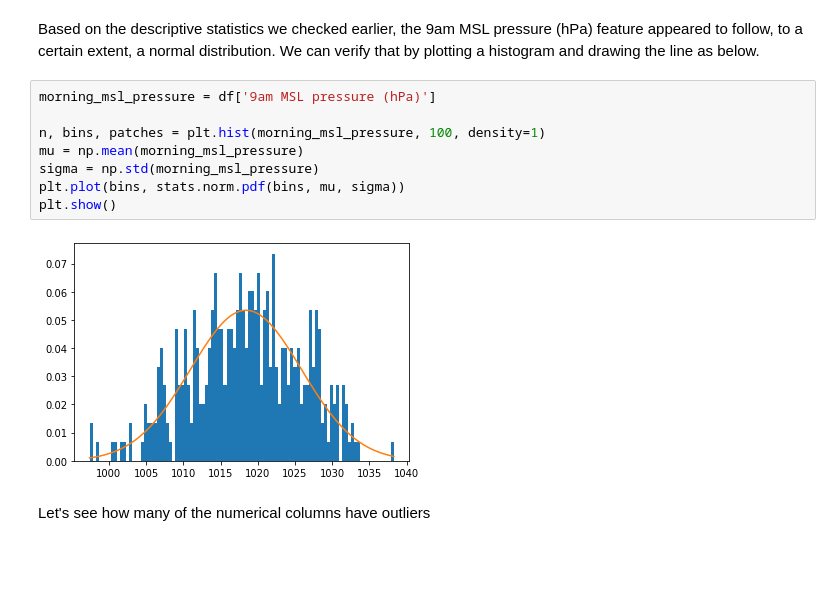
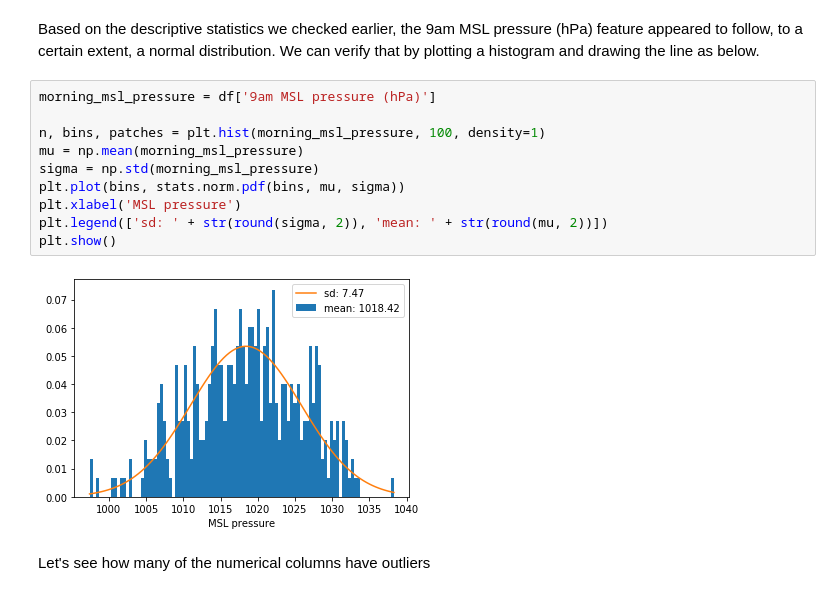
Before and after one commit to pvts/rainfall-prediction, a Jupyter notebook: weather.ipynb, the cells around one changed output. Drawn from its saved outputs; the diff is of its cells as text; blank space fills up the shorter version.

```diff
--- a/weather.ipynb
+++ b/weather.ipynb
@@ -116,13 +110,15 @@ Based on the descriptive statistics we checked earlier, the 9am MSL pressure (hP
 # %%
 morning_msl_pressure = df['9am MSL pressure (hPa)']
 
 n, bins, patches = plt.hist(morning_msl_pressure, 100, density=1)
 mu = np.mean(morning_msl_pressure)
 sigma = np.std(morning_msl_pressure)
 plt.plot(bins, stats.norm.pdf(bins, mu, sigma))
+plt.xlabel('MSL pressure')
+plt.legend(['sd: ' + str(round(sigma, 2)), 'mean: ' + str(round(mu, 2))])
 plt.show()
 # %% [output]
-[figure, old version]
+[figure, new version]
 # %% [markdown]
 Let's see how many of the numerical columns have outliers
 # %% [markdown]
```
Also changed, not shown: parts of 2 cells of this notebook.
